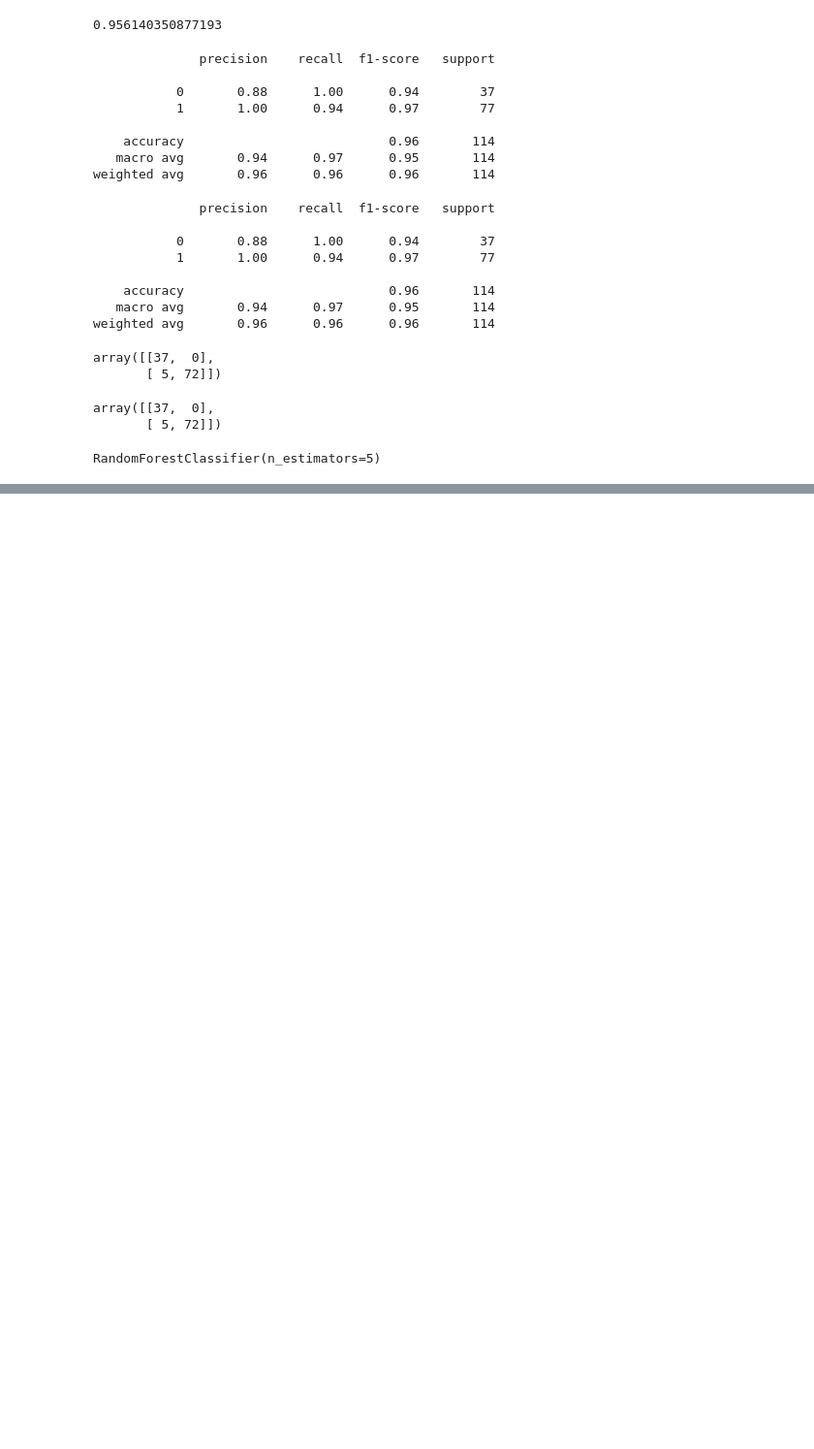
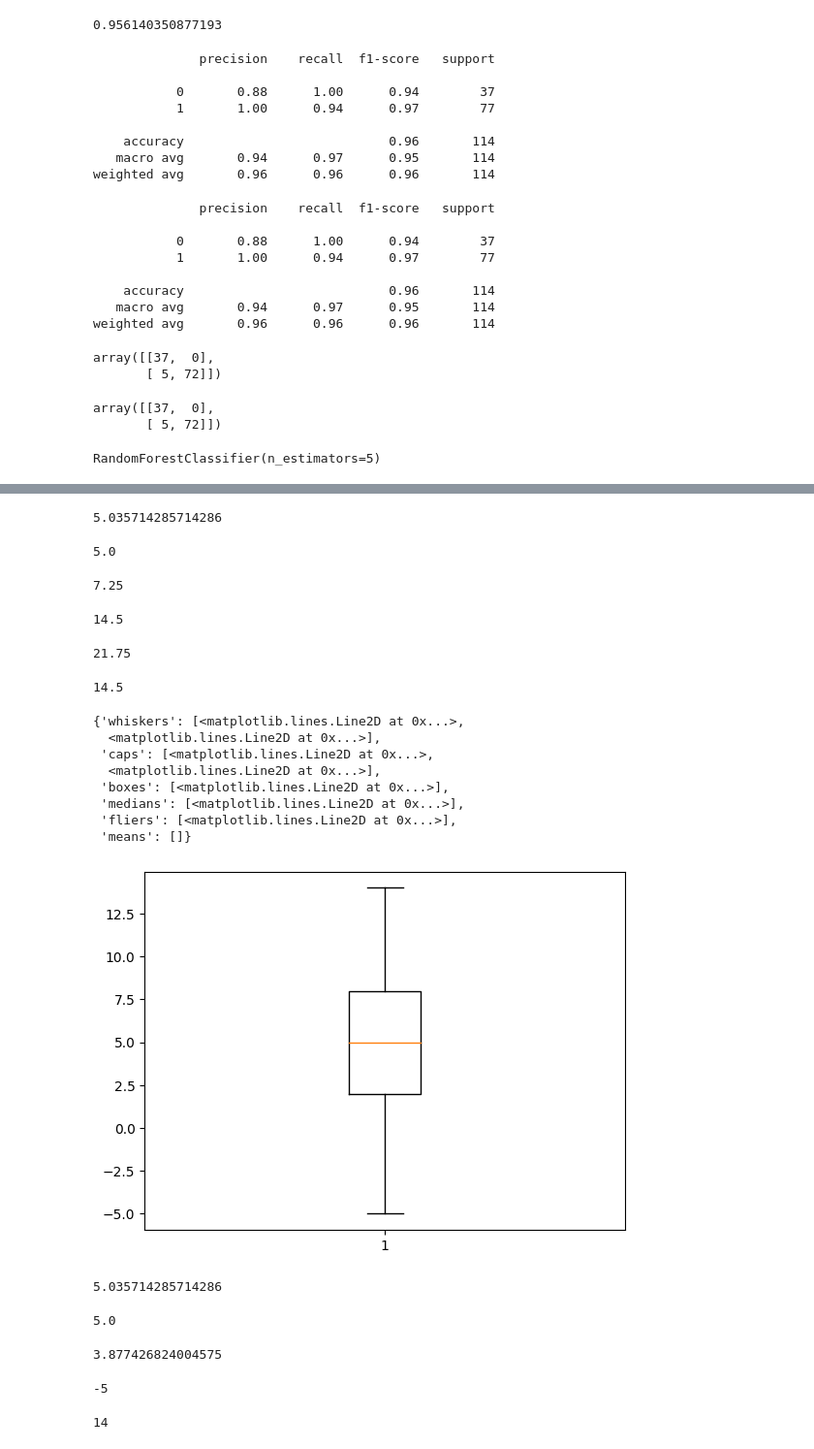
Before and after one commit to naresh5422/all_python_code, a Jupyter notebook: sklearn_practice.ipynb, the cells around one changed output, grey strips where cells are left out. Shown: that part at 97% size. Drawn from its saved outputs; the diff is of its cells as text; code cells hidden in the pictures; blank space fills up the shorter version.

```diff
--- a/sklearn_practice.ipynb
+++ b/sklearn_practice.ipynb
@@ -586,0 +594,57 @@ model = ResNet50(weights='imagenet')
+# %%
+a = [2,4,3,5,1,7,7,0,8,9,10,2,5,4,8,7,1,4,8,9,1,0,9,7,6,5,14,-5]
+np.mean(a)
+# %% [output]
+5.035714285714286
+# %%
+np.median(a)
+# %% [output]
+5.0
+# %%
+1/4*(len(a)+1)
+# %% [output]
+7.25
+# %%
+2/4*(len(a)+1)
+# %% [output]
+14.5
+# %%
+(3/4*(len(a)+1))
+# %% [output]
+21.75
+# %%
+(3/4*(len(a)+1)) - (1/4*(len(a)+1))
+# %% [output]
+14.5
+# %%
+plt.boxplot(a)
+# %% [output]
+{'whiskers': [<matplotlib.lines.Line2D at 0x...>,
+  <matplotlib.lines.Line2D at 0x...>],
+ 'caps': [<matplotlib.lines.Line2D at 0x...>,
+  <matplotlib.lines.Line2D at 0x...>],
+ 'boxes': [<matplotlib.lines.Line2D at 0x...>],
+ 'medians': [<matplotlib.lines.Line2D at 0x...>],
+ 'fliers': [<matplotlib.lines.Line2D at 0x...>],
+ 'means': []}
+[figure, added]
+# %%
+np.mean(a)
+# %% [output]
+5.035714285714286
+# %%
+np.median(a)
+# %% [output]
+5.0
+# %%
+np.std(a)
+# %% [output]
+3.877426824004575
+# %%
+np.min(a)
+# %% [output]
+-5
+# %%
+np.max(a)
+# %% [output]
+14
```
Also changed, not shown: parts of 18 cells of this notebook.
